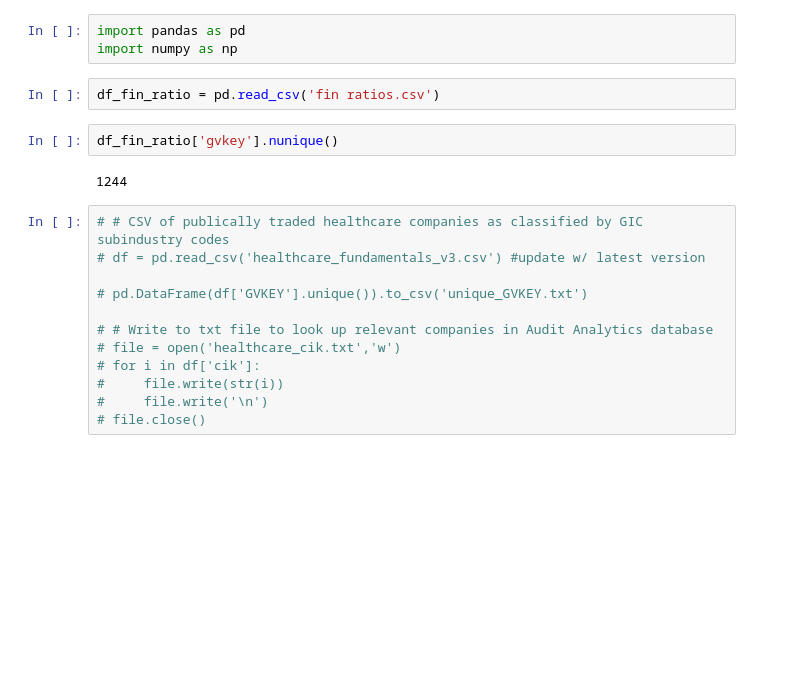
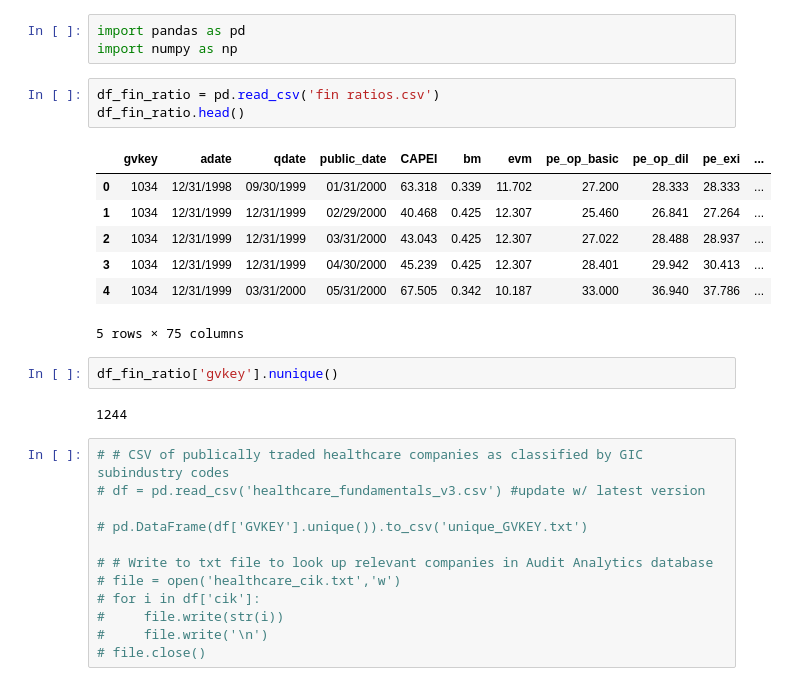
Before and after one commit to hannahho11/predict_bankruptcy, a Jupyter notebook: fin_ratios_bankruptcy v2.ipynb, the cells around one changed output. Drawn from its saved outputs; the diff is of its cells as text; blank space fills up the shorter version.

```diff
--- a/fin_ratios_bankruptcy v2.ipynb
+++ b/fin_ratios_bankruptcy v2.ipynb
@@ -3,6 +3,15 @@ import pandas as pd
 import numpy as np
 # %%
 df_fin_ratio = pd.read_csv('fin ratios.csv')
+df_fin_ratio.head()
+# %% [output]
+|  | gvkey | adate | qdate | public_date | CAPEI | bm | evm | pe_op_basic | pe_op_dil | pe_exi | ... |
+| 0 | 1034 | 12/31/1998 | 09/30/1999 | 01/31/2000 | 63.318 | 0.339 | 11.702 | 27.200 | 28.333 | 28.333 | ... |
+| 1 | 1034 | 12/31/1999 | 12/31/1999 | 02/29/2000 | 40.468 | 0.425 | 12.307 | 25.460 | 26.841 | 27.264 | ... |
+| 2 | 1034 | 12/31/1999 | 12/31/1999 | 03/31/2000 | 43.043 | 0.425 | 12.307 | 27.022 | 28.488 | 28.937 | ... |
+| 3 | 1034 | 12/31/1999 | 12/31/1999 | 04/30/2000 | 45.239 | 0.425 | 12.307 | 28.401 | 29.942 | 30.413 | ... |
+| 4 | 1034 | 12/31/1999 | 03/31/2000 | 05/31/2000 | 67.505 | 0.342 | 10.187 | 33.000 | 36.940 | 37.786 | ... |
+5 rows × 75 columns
 # %%
 df_fin_ratio['gvkey'].nunique()
 # %% [output]
```
Also changed, not shown: parts of 4 cells of this notebook, 1 other file.
